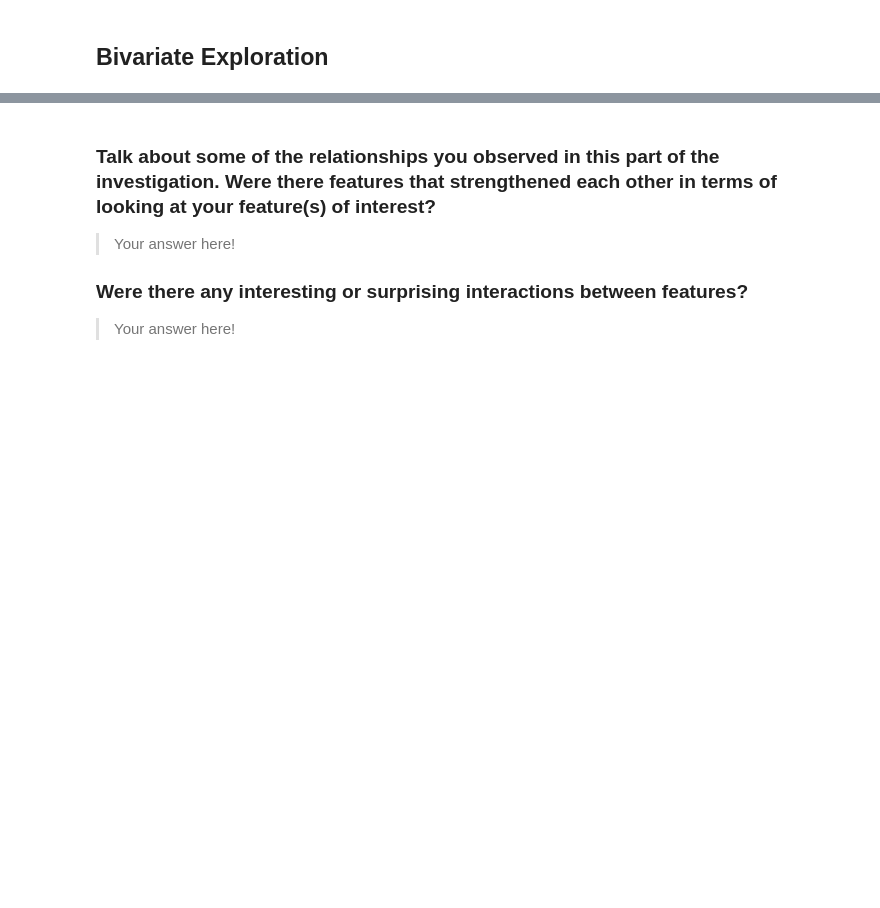
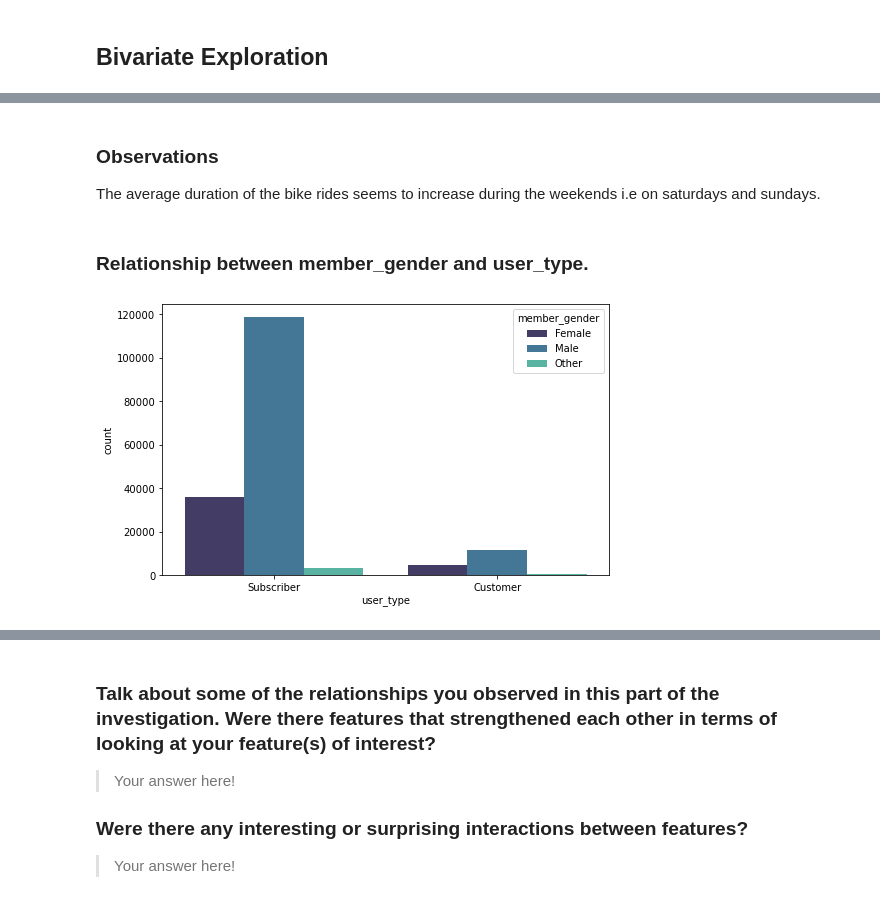
Before and after one commit to jjjeorgee/ALX-T, a Jupyter notebook: Project 03 - Data Visualization/Part_I_exploration.ipynb, the cells around one changed output, grey strips where cells are left out. Cells and saved outputs as stored; diff of their text form; code cells hidden in the pictures; blank space fills up the shorter version.

```diff
--- a/Project 03 - Data Visualization/Part_I_exploration.ipynb
+++ b/Project 03 - Data Visualization/Part_I_exploration.ipynb
@@ -455,0 +459,13 @@ your work in the previous sections.
+# %% [markdown]
+### Observations
+
+The average duration of the bike rides seems to increase during the weekends i.e on saturdays and sundays.
+# %% [markdown]
+### Relationship between member_gender and user_type.
+# %%
+ax = plt.subplots(figsize = [8,5])
+sns.countplot(data = df_clean, x = 'user_type', hue = 'member_gender',order=df_clean.user_type.value_counts().index,
+             palette = 'mako')
+plt.show()
+# %% [output]
+[figure, added]
```
Also changed, not shown: parts of 15 cells of this notebook, 1 other file.
